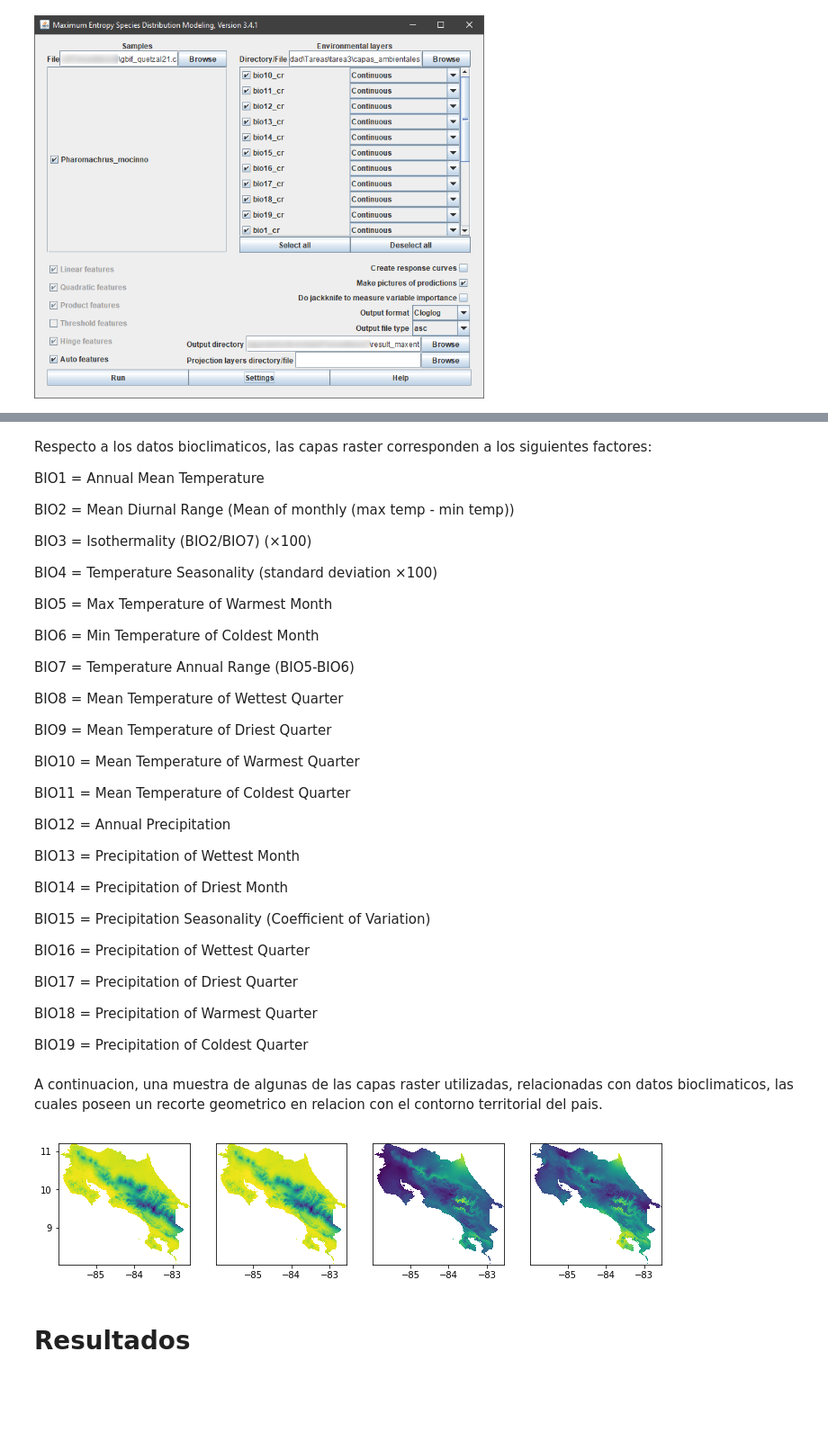
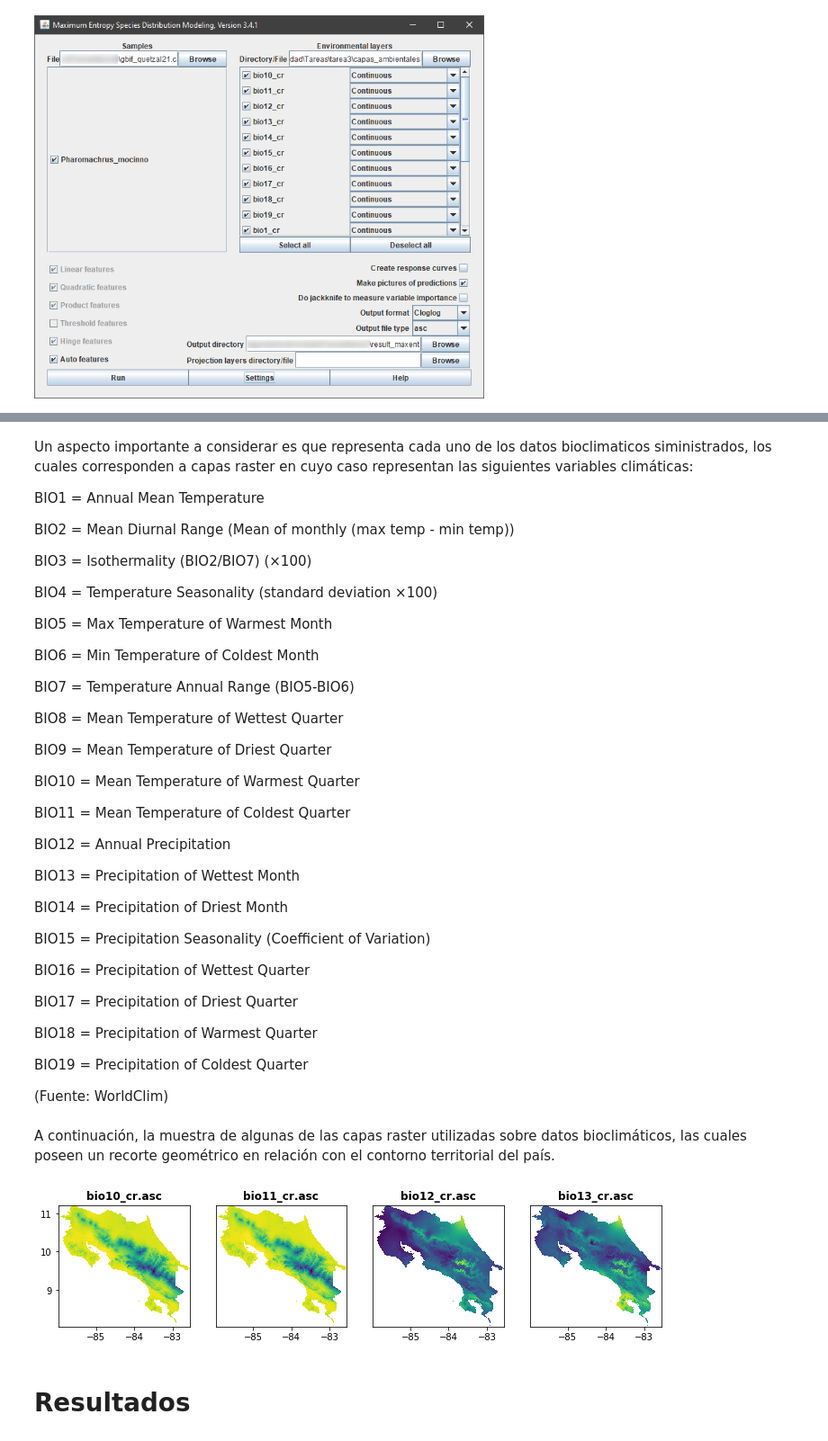
Before and after one commit to geoimaginarte/projects, a Jupyter notebook: maxent/MaxEnt.ipynb, the cells around one changed output, grey strips where cells are left out. Shown at 90% size. Drawn from its saved outputs; the diff is of its cells as text; code cells hidden in the pictures; blank space fills up the shorter version.

```diff
--- a/maxent/MaxEnt.ipynb
+++ b/maxent/MaxEnt.ipynb
@@ -83,5 +94,5 @@ Image(data= data_dir+'result_maxent/menu.png', width=500, height=500)
 # %% [markdown]
-Respecto a los datos bioclimaticos, las capas raster corresponden a los siguientes factores:
+Un aspecto importante a considerar es que representa cada uno de los datos bioclimaticos siministrados, los cuales corresponden a capas raster en cuyo caso representan las siguientes variables climáticas:
 
 BIO1 = Annual Mean Temperature
 
@@ -120,34 +131,36 @@ BIO17 = Precipitation of Driest Quarter
 BIO18 = Precipitation of Warmest Quarter
 
 BIO19 = Precipitation of Coldest Quarter
+
+(Fuente: WorldClim)
 # %% [markdown]
-A continuacion, una muestra de algunas de las capas raster utilizadas, relacionadas con datos bioclimaticos, las cuales poseen un recorte geometrico en relacion con el contorno territorial del pais.
+A continuación, la muestra de algunas de las capas raster utilizadas sobre datos bioclimáticos, las cuales poseen un recorte geométrico en relación con el contorno territorial del país.
 # %%
 archivos = "bio*.asc"
 q = os.path.join(data_dir+'capas_ambientales/', archivos)
 
 dem_fps = glob.glob(q)
 
 src_files_to_mosaic = []
 
 # Itera sobre los archivos raster
 for bio in dem_fps:
     src = rasterio.open(bio)
     src_files_to_mosaic.append(src)
 
 # Crea algunos plot de los raster
 fig, (ax1, ax2, ax3, ax4) = plt.subplots(ncols=4, nrows=1, figsize=(12, 4))
 
-show(src_files_to_mosaic[0], ax=ax1)
-show(src_files_to_mosaic[1], ax=ax2)
-show(src_files_to_mosaic[2], ax=ax3)
-show(src_files_to_mosaic[3], ax=ax4)
+show(src_files_to_mosaic[0], ax=ax1, title=os.path.basename(str(src_files_to_mosaic[0].name)))
+show(src_files_to_mosaic[1], ax=ax2, title=os.path.basename(str(src_files_to_mosaic[1].name)))
+show(src_files_to_mosaic[2], ax=ax3, title=os.path.basename(str(src_files_to_mosaic[2].name)))
+show(src_files_to_mosaic[3], ax=ax4, title=os.path.basename(str(src_files_to_mosaic[3].name)))
 
 # No se muestran los ejes
 for ax in [ax2, ax3, ax4]:
     ax.yaxis.set_visible(False)
 # %% [output]
-[figure, old version]
+[figure, new version]
 # %% [markdown]
 # Resultados
 # %% [markdown]
```
Also changed, not shown: parts of 34 cells of this notebook, 1 other file.
